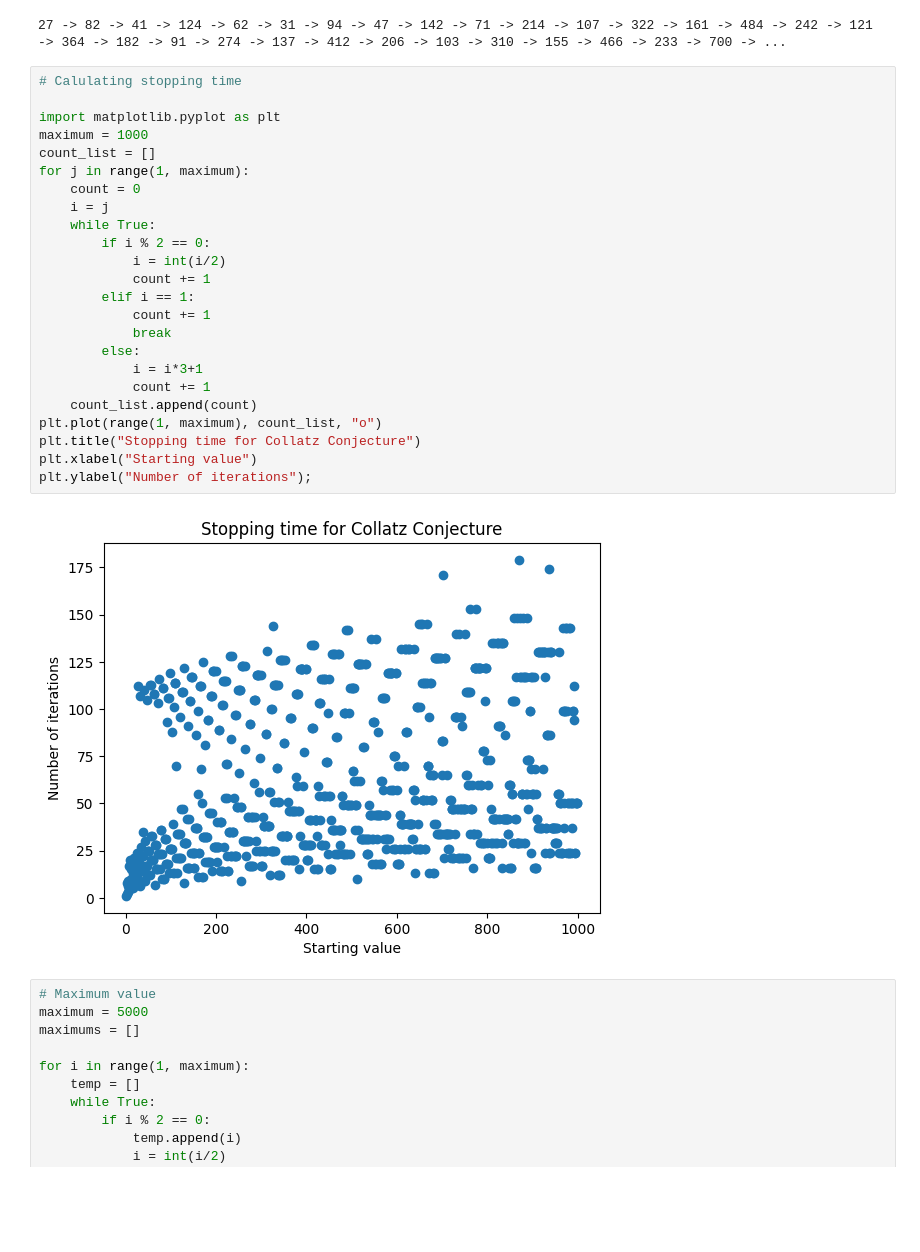
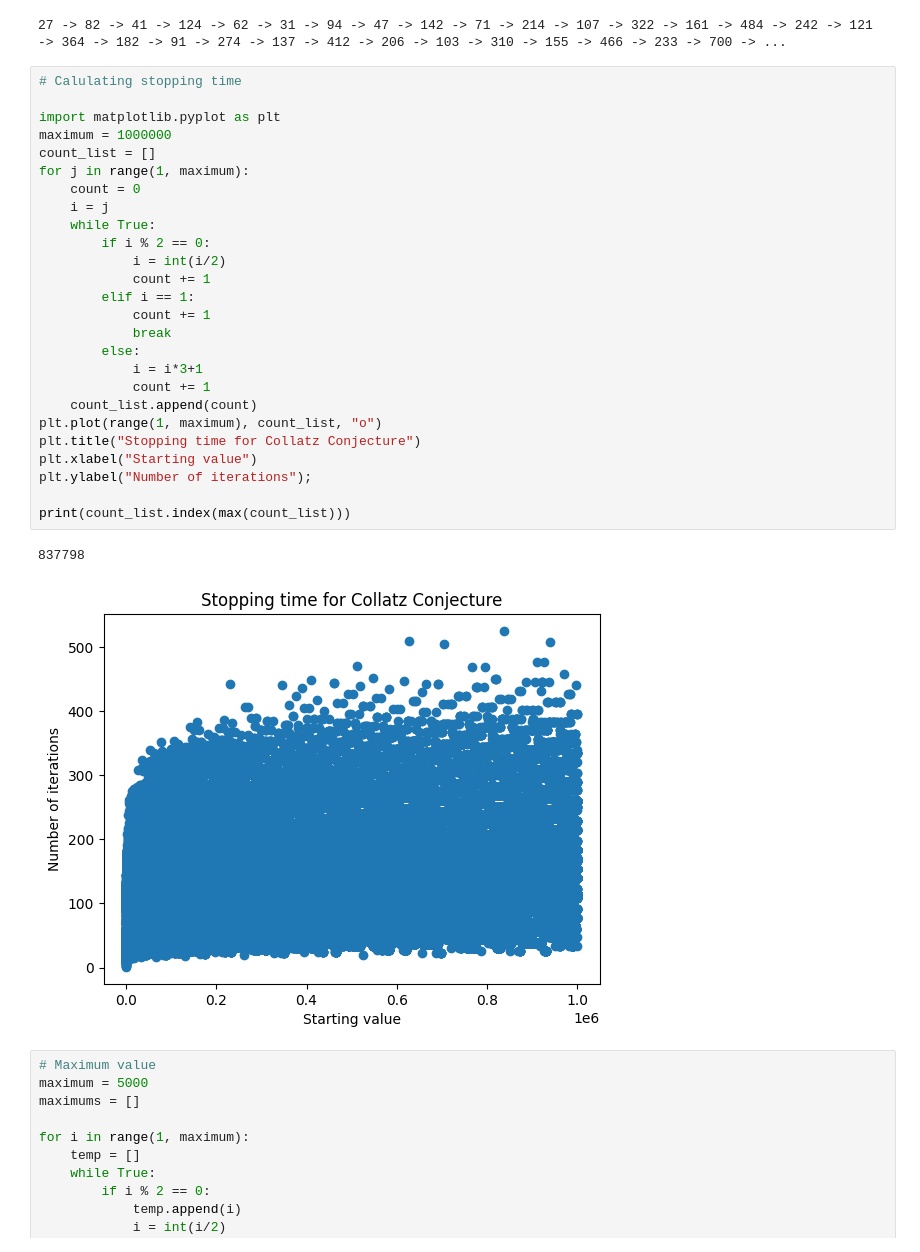
Before and after one commit to HakanAkerblom/Python-Hakan-Akerblom, a Jupyter notebook: Explorations/Collatz Conjecture.ipynb, the cells around one changed output. Drawn from its saved outputs; the diff is of its cells as text; blank space fills up the shorter version.

```diff
--- a/Explorations/Collatz Conjecture.ipynb
+++ b/Explorations/Collatz Conjecture.ipynb
@@ -18,29 +18,32 @@ while True:
 # %%
 # Calulating stopping time
 
 import matplotlib.pyplot as plt
-maximum = 1000
+maximum = 1000000
 count_list = []
 for j in range(1, maximum):
     count = 0
     i = j
     while True:
         if i % 2 == 0:
             i = int(i/2)
             count += 1
         elif i == 1:
             count += 1
             break
         else:
             i = i*3+1
             count += 1
     count_list.append(count)
 plt.plot(range(1, maximum), count_list, "o")
 plt.title("Stopping time for Collatz Conjecture")
 plt.xlabel("Starting value")
 plt.ylabel("Number of iterations");
+
+print(count_list.index(max(count_list)))
 # %% [output]
+837798
-[figure, old version]
+[figure, new version]
 # %%
 # Maximum value
 maximum = 5000
```
Also changed, not shown: 2 other files.
